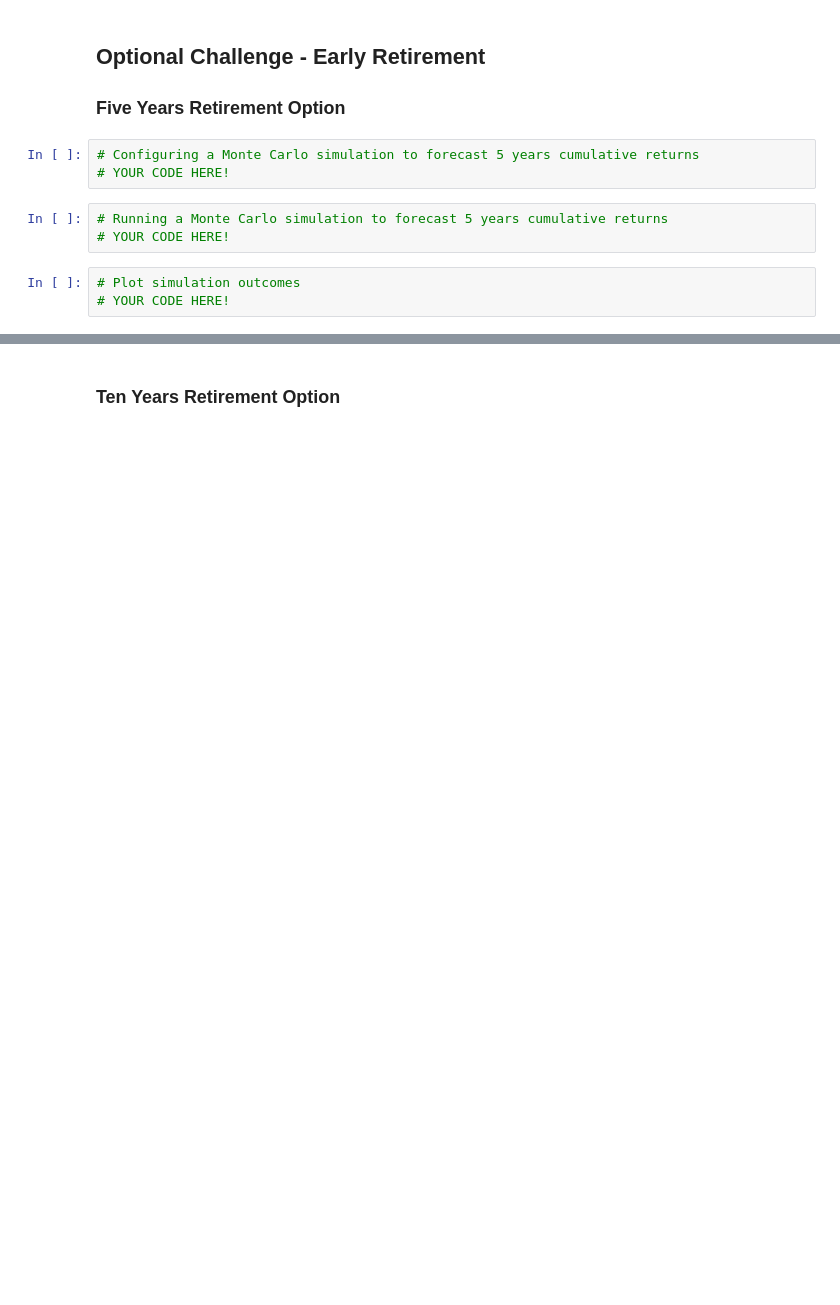
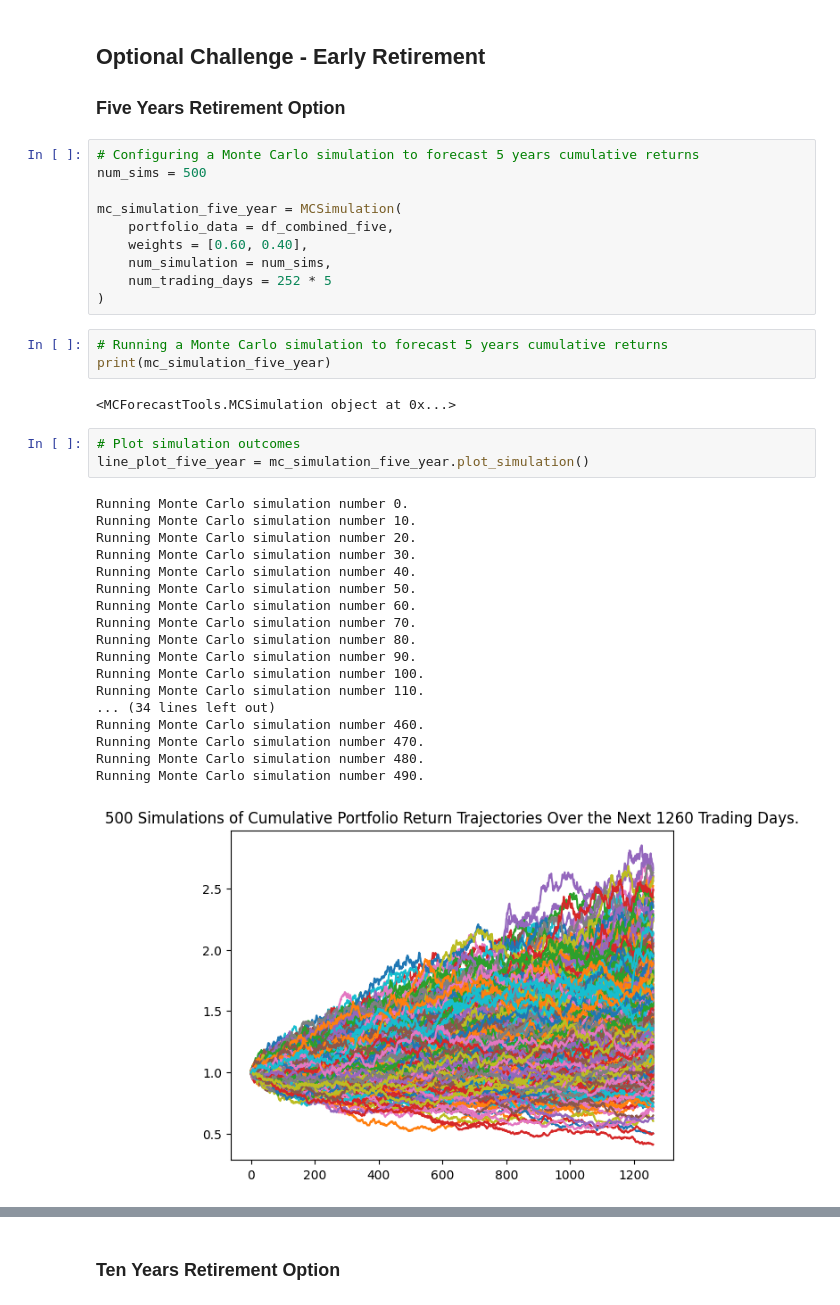
Before and after one commit to bittraidr/Financial_Planner, a Jupyter notebook: financial-planner.ipynb, the cells around one changed output, grey strips where cells are left out. Saved outputs shown, nothing was run; the diff lists cells and outputs as text; blank space fills up the shorter version.

```diff
--- a/financial-planner.ipynb
+++ b/financial-planner.ipynb
@@ -372,14 +372,42 @@ There is a 95% chance that an initial investment of $30000.0 in the portfolio ov
 
 
 ### Five Years Retirement Option
+# %%
+# Configuring a Monte Carlo simulation to forecast 5 years cumulative returns
+num_sims = 500
+
+mc_simulation_five_year = MCSimulation(
+    portfolio_data = df_combined_five,
+    weights = [0.60, 0.40],
+    num_simulation = num_sims,
+    num_trading_days = 252 * 5
+)
 # %%
-# Configuring a Monte Carlo simulation to forecast 5 years cumulative returns
-# YOUR CODE HERE!
+# Running a Monte Carlo simulation to forecast 5 years cumulative returns
+print(mc_simulation_five_year)
+# %% [output]
+<MCForecastTools.MCSimulation object at 0x...>
-# %%
-# Running a Monte Carlo simulation to forecast 5 years cumulative returns
-# YOUR CODE HERE!
 # %%
 # Plot simulation outcomes
-# YOUR CODE HERE!
+line_plot_five_year = mc_simulation_five_year.plot_simulation()
+# %% [output]
+Running Monte Carlo simulation number 0.
+Running Monte Carlo simulation number 10.
+Running Monte Carlo simulation number 20.
+Running Monte Carlo simulation number 30.
+Running Monte Carlo simulation number 40.
+Running Monte Carlo simulation number 50.
+Running Monte Carlo simulation number 60.
+Running Monte Carlo simulation number 70.
+Running Monte Carlo simulation number 80.
+Running Monte Carlo simulation number 90.
+Running Monte Carlo simulation number 100.
+Running Monte Carlo simulation number 110.
+... (34 lines left out)
+Running Monte Carlo simulation number 460.
+Running Monte Carlo simulation number 470.
+Running Monte Carlo simulation number 480.
+Running Monte Carlo simulation number 490.
+[figure, added]
 # %%
 # Plot probability distribution and confidence intervals
```
Also changed, not shown: parts of 21 cells of this notebook.
